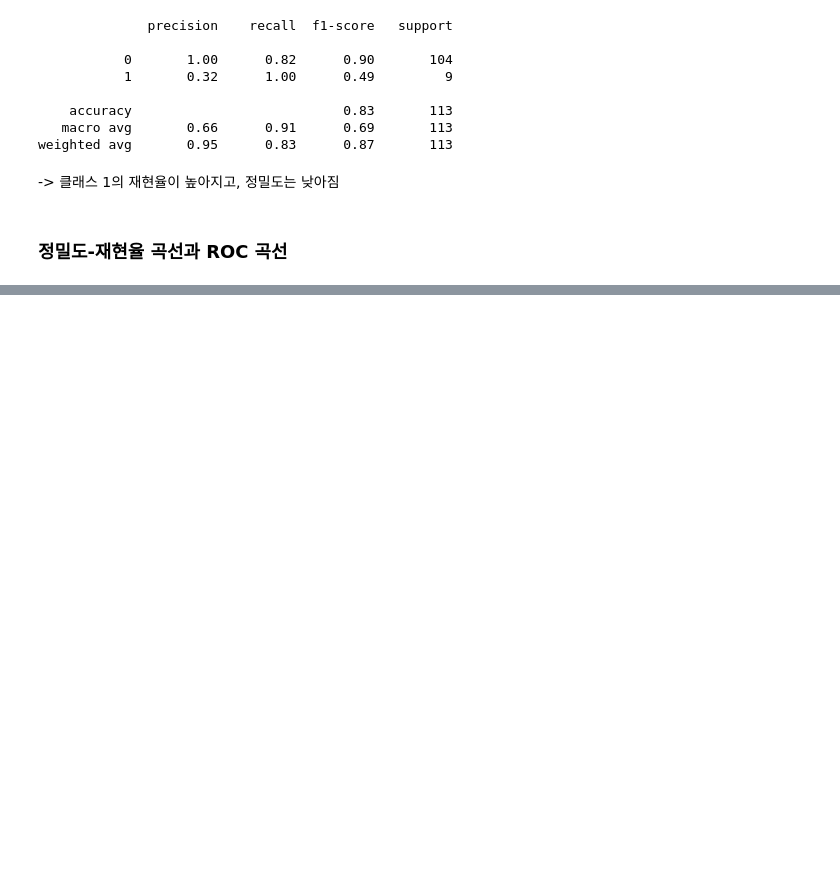
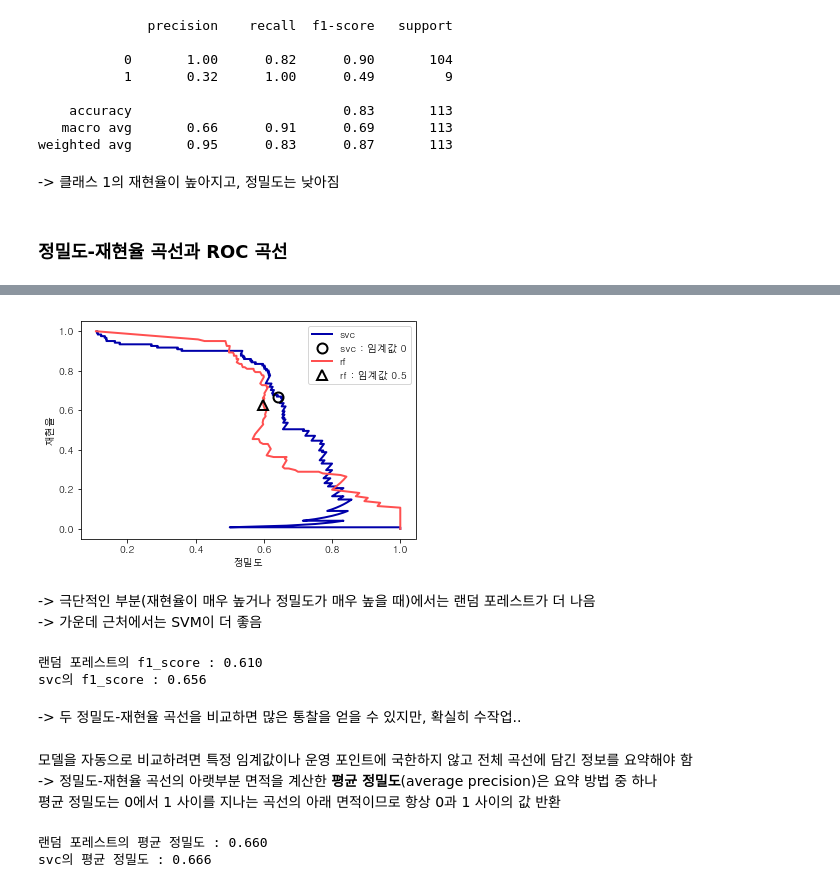
Before and after one commit to hyooo1017/Review, a Jupyter notebook: Introduction to Machine Learning with Python/5장. 모델 평가와 성능 향상.ipynb, the cells around one changed output, grey strips where cells are left out. Saved outputs shown, nothing was run; the diff lists cells and outputs as text; code cells hidden in the pictures; blank space fills up the shorter version.

```diff
--- a/Introduction to Machine Learning with Python/5장. 모델 평가와 성능 향상.ipynb
+++ b/Introduction to Machine Learning with Python/5장. 모델 평가와 성능 향상.ipynb
@@ -958,0 +999,51 @@ weighted avg       0.95      0.83      0.87       113
+# %%
+from sklearn.ensemble import RandomForestClassifier
+
+rf = RandomForestClassifier(n_estimators = 100, random_state = 0, max_features = 2)
+rf.fit(X_train, y_train)
+
+# RandomForestClassifier는 decision_function 대신 predict_proba를 제공합니다.
+precision_rf, recall_rf, thresholds_rf = precision_recall_curve(y_test, rf.predict_proba(X_test)[:, 1])
+
+plt.plot(precision, recall, label = 'svc')
+
+plt.plot(precision[close_zero], recall[close_zero], 'o', markersize = 10,
+         label = 'svc : 임계값 0', fillstyle = 'none', c = 'k', mew = 2)
+
+plt.plot(precision_rf, recall_rf, label = "rf")
+
+close_default_rf = np.argmin(np.abs(thresholds_rf - 0.5))
+plt.plot(precision_rf[close_default_rf], recall_rf[close_default_rf], '^', c = 'k',
+         markersize = 10, label = 'rf : 임계값 0.5', fillstyle = 'none', mew = 2)
+plt.xlabel('정밀도')
+plt.ylabel('재현율')
+plt.legend(loc = 'best');
+# %% [output]
+[figure, added]
+# %% [markdown]
+-> 극단적인 부분(재현율이 매우 높거나 정밀도가 매우 높을 때)에서는 랜덤 포레스트가 더 나음
+-> 가운데 근처에서는 SVM이 더 좋음
+# %%
+# 정밀도-재현율 곡선의 한 지점인 기본 임계값에 대한 f1점수
+print("랜덤 포레스트의 f1_score : {:.3f}".format(f1_score(y_test, rf.predict(X_test))))
+print("svc의 f1_score : {:.3f}".format(f1_score(y_test, svc.predict(X_test))))
+# %% [output]
+랜덤 포레스트의 f1_score : 0.610
+svc의 f1_score : 0.656
+# %% [markdown]
+-> 두 정밀도-재현율 곡선을 비교하면 많은 통찰을 얻을 수 있지만, 확실히 수작업..
+# %% [markdown]
+모델을 자동으로 비교하려면 특정 임계값이나 운영 포인트에 국한하지 않고 전체 곡선에 담긴 정보를 요약해야 함
+-> 정밀도-재현율 곡선의 아랫부분 면적을 계산한 **평균 정밀도**(average precision)은 요약 방법 중 하나
+평균 정밀도는 0에서 1 사이를 지나는 곡선의 아래 면적이므로 항상 0과 1 사이의 값 반환
+# %%
+from sklearn.metrics import average_precision_score
+
+ap_rf = average_precision_score(y_test, rf.predict_proba(X_test)[:, 1])
+ap_svc = average_precision_score(y_test, svc.decision_function(X_test))
+
+print("랜덤 포레스트의 평균 정밀도 : {:.3f}".format(ap_rf))
+print("svc의 평균 정밀도 : {:.3f}".format(ap_svc))
+# %% [output]
+랜덤 포레스트의 평균 정밀도 : 0.660
+svc의 평균 정밀도 : 0.666
```
Also changed, not shown: parts of 46 cells of this notebook.
